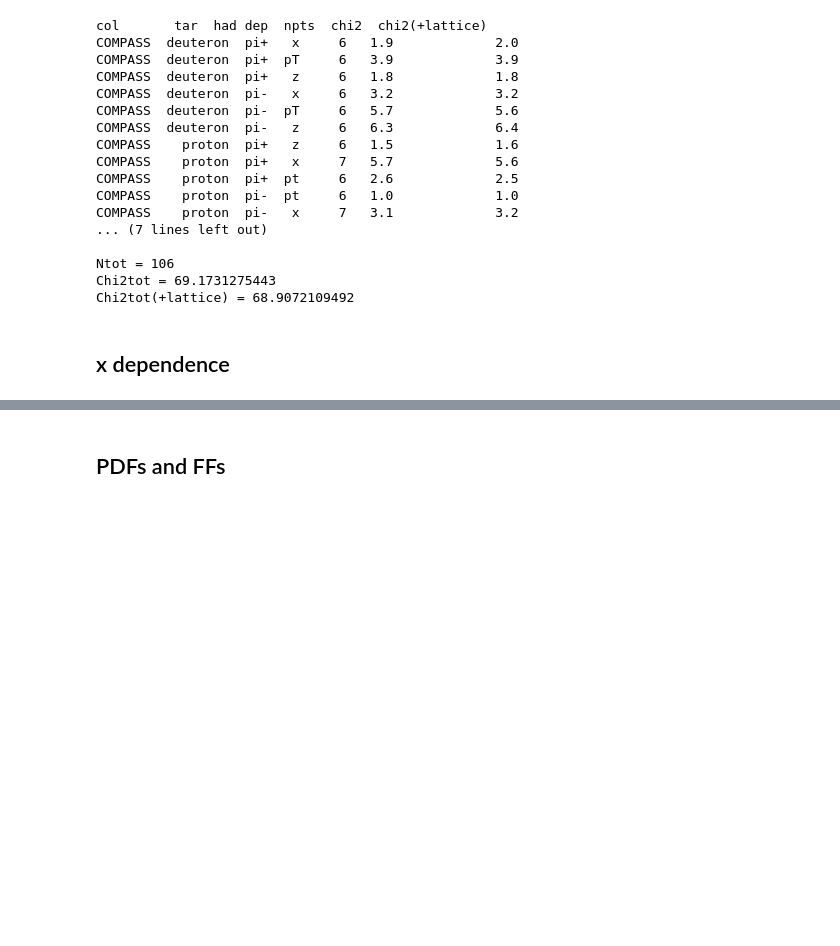
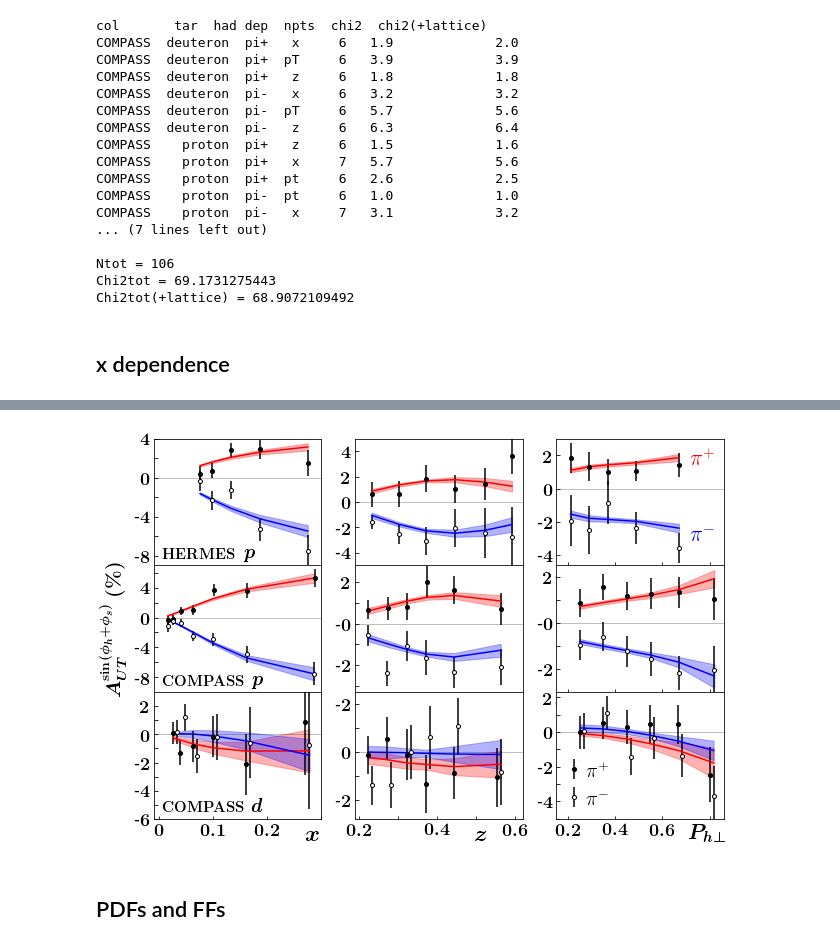
Before and after one commit to zack0179/transfer, a Jupyter notebook: fitlab/notebooks/transversity/transversity-0-combined.ipynb, the cells around one changed output, grey strips where cells are left out. Saved outputs shown, nothing was run; the diff lists cells and outputs as text; code cells hidden in the pictures; blank space fills up the shorter version.

```diff
--- a/fitlab/notebooks/transversity/transversity-0-combined.ipynb
+++ b/fitlab/notebooks/transversity/transversity-0-combined.ipynb
@@ -317,3 +276,91 @@ py.savefig('gallery/dvt.pdf')
+# %%
+nrows,ncols=3,3
+py.figure(figsize=(ncols*3,nrows*2))
+
+ax=plot(1,'x','proton','pi+','HERMES')
+ax=plot(1,'x','proton','pi-','HERMES')
+ax.text(0.05,0.05,r'$\boldsymbol{\rm HERMES}$',transform=ax.transAxes,size=15)
+ax.text(0.535,0.06,r'$\boldsymbol{p}$',transform=ax.transAxes,size=19)
+ax.set_xticks([''])
+ax.set_ylim(-9,4)
+ax.set_yticks([-8,-6,-4,-2,0,2,4])
+ax.set_yticklabels([r'-$\boldsymbol{8}$','',r'-$\boldsymbol{4}$','',r'$\boldsymbol{0}$','',r'$\boldsymbol{4}$'])
+ax.axhline(0,c='k',ls='-',lw=0.5,alpha=0.5)
+
+ax=plot(2,'z','proton','pi+','HERMES')
+ax=plot(2,'z','proton','pi-','HERMES')
+ax.set_xticks([''])
+ax.set_ylim(-5,5)
+ax.set_yticks([-4,-2,0,2,4])
+ax.set_yticklabels([r'-$\boldsymbol{4}$',r'-$\boldsymbol{2}$',r'$\boldsymbol{0}$',r'$\boldsymbol{2}$',r'$\boldsymbol{4}$'])
+ax.axhline(0,c='k',ls='-',lw=0.5,alpha=0.5)
+
+ax=plot(3,'pt','proton','pi+','HERMES')
+ax=plot(3,'pt','proton','pi-','HERMES')
+ax.text(0.8,0.8,r'$\pi^+$',color='r',alpha=1,size=22,transform=ax.transAxes)
+ax.text(0.8,0.2,r'$\pi^-$',color='b',alpha=1,size=22,transform=ax.transAxes)
+ax.set_xlabel('')
+ax.set_ylim(-4.6,3)
+ax.set_yticks([-4,-2,0,2])
+ax.set_yticklabels([r'-$\boldsymbol{4}$',r'-$\boldsymbol{2}$',r'$\boldsymbol{0}$',r'$\boldsymbol{2}$'])
+ax.axhline(0,c='k',ls='-',lw=0.5,alpha=0.5)
+
+ax=plot(4,'x','proton','pi+','COMPASS')
+ax=plot(4,'x','proton','pi-','COMPASS')
+ax.text(0.05,0.05,r'$\boldsymbol{\rm COMPASS}$',transform=ax.transAxes,size=15)
+ax.text(0.58,0.06,r'$\boldsymbol{p}$',transform=ax.transAxes,size=19)
+ax.set_xticks([''])
+ax.set_ylim(-10,7)
+ax.set_yticks([-8,-6,-4,-2,0,2,4,6])
+ax.set_yticklabels([r'-$\boldsymbol{8}$','',r'-$\boldsymbol{4}$','',r'$\boldsymbol{0}$','',r'$\boldsymbol{4}$'])
+ax.set_ylabel(r'$\boldsymbol{A_{UT}^{\sin(\phi_h+\phi_s)}~(\%)}$',size=20)
+ax.axhline(0,c='k',ls='-',lw=0.5,alpha=0.5)
+
+ax=plot(5,'z','proton','pi+','COMPASS')
+ax=plot(5,'z','proton','pi-','COMPASS')
+ax.set_xticks([''])
+ax.set_ylim(-3.3,2.8)
+ax.set_yticks([-3,-2,-1,0,1,2])
+ax.set_yticklabels(['',r'-$\boldsymbol{2}$','',r'-$\boldsymbol{0}$','',r'$\boldsymbol{2}$'])
+ax.axhline(0,c='k',ls='-',lw=0.5,alpha=0.5)
+
+ax=plot(6,'pt','proton','pi+','COMPASS')
+ax=plot(6,'pt','proton','pi-','COMPASS')
+ax.set_xlabel('')
+ax.set_ylim(-3,2.5)
+ax.set_yticks([-3,-2,-1,0,1,2])
+ax.set_yticklabels(['',r'-$\boldsymbol{2}$','',r'-$\boldsymbol{0}$','',r'$\boldsymbol{2}$'])
+ax.axhline(0,c='k',ls='-',lw=0.5,alpha=0.5)
+
+ax=plot(7,'x','deuteron','pi+','COMPASS',offset2=True)
+ax=plot(7,'x','deuteron','pi-','COMPASS',offset=True,offset2=True)
+ax.text(0.05,0.05,r'$\boldsymbol{\rm COMPASS}$',transform=ax.transAxes,size=15)
+ax.text(0.58,0.06,r'$\boldsymbol{d}$',transform=ax.transAxes,size=19)
+ax.set_ylim(-6,3)
+ax.set_yticks([-6,-5,-4,-3,-2,-1,0,1,2])
+ax.set_yticklabels([r'-$\boldsymbol{6}$','',r'-$\boldsymbol{4}$','',r'-$\boldsymbol{2}$','',r'$\boldsymbol{0}$','',r'$\boldsymbol{2}$'])
+ax.axhline(0,c='k',ls='-',lw=0.5,alpha=0.5)
+
+ax=plot(8,'z','deuteron','pi+','COMPASS',offset2=True)
+ax=plot(8,'z','deuteron','pi-','COMPASS',offset=True,offset2=True)
+ax.set_ylim(-2.8,2.5)
+ax.set_yticks([-2,-1,0,1,2])
+ax.set_yticklabels([r'-$\boldsymbol{2}$','',r'$\boldsymbol{0}$','',r'-$\boldsymbol{2}$'])
+ax.axhline(0,c='k',ls='-',lw=0.5,alpha=0.5)
+
+ax,b,ep=plot(9,'pT','deuteron','pi+','COMPASS',legend=True,offset2=True)
+ax,b,em=plot(9,'pT','deuteron','pi-','COMPASS',legend=True,offset=True,offset2=True)
+ax.set_ylim(-5,2.3)
+ax.set_yticks([-5,-4,-3,-2,-1,0,1,2])
+ax.set_yticklabels(['',r'-$\boldsymbol{4}$','',r'-$\boldsymbol{2}$','',r'$\boldsymbol{0}$','',r'$\boldsymbol{2}$'])
+ax.axhline(0,c='k',ls='-',lw=0.5,alpha=0.5)
+
+ax.legend([ep,em],[r'$\pi^+$',r'$\pi^-$'],loc=3,frameon=0,fontsize=20,bbox_to_anchor=(-0.12,-0.06), handletextpad=-0.4)
+
+py.subplots_adjust(wspace=0.2, hspace=0,left=0.1, bottom=0.07, right=0.98, top=0.95)
+py.savefig('/Users/wmelnitc/Physics/Papers/TMD/gT17/paper/prl_final/dvt.pdf')
+# %% [output]
+[figure, added]
 # %% [markdown]
 ## PDFs and FFs
 # %%
```
Also changed, not shown: parts of 13 cells of this notebook.
